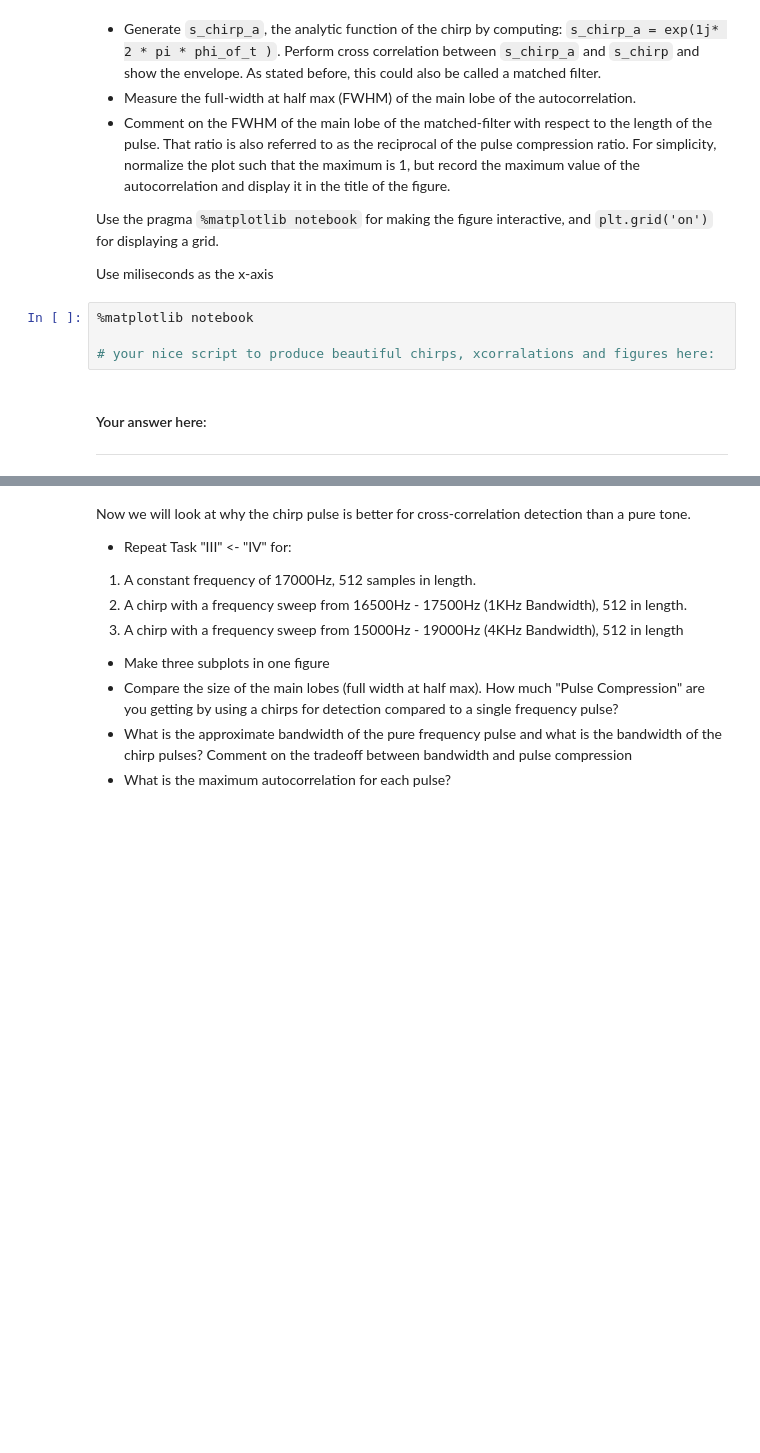
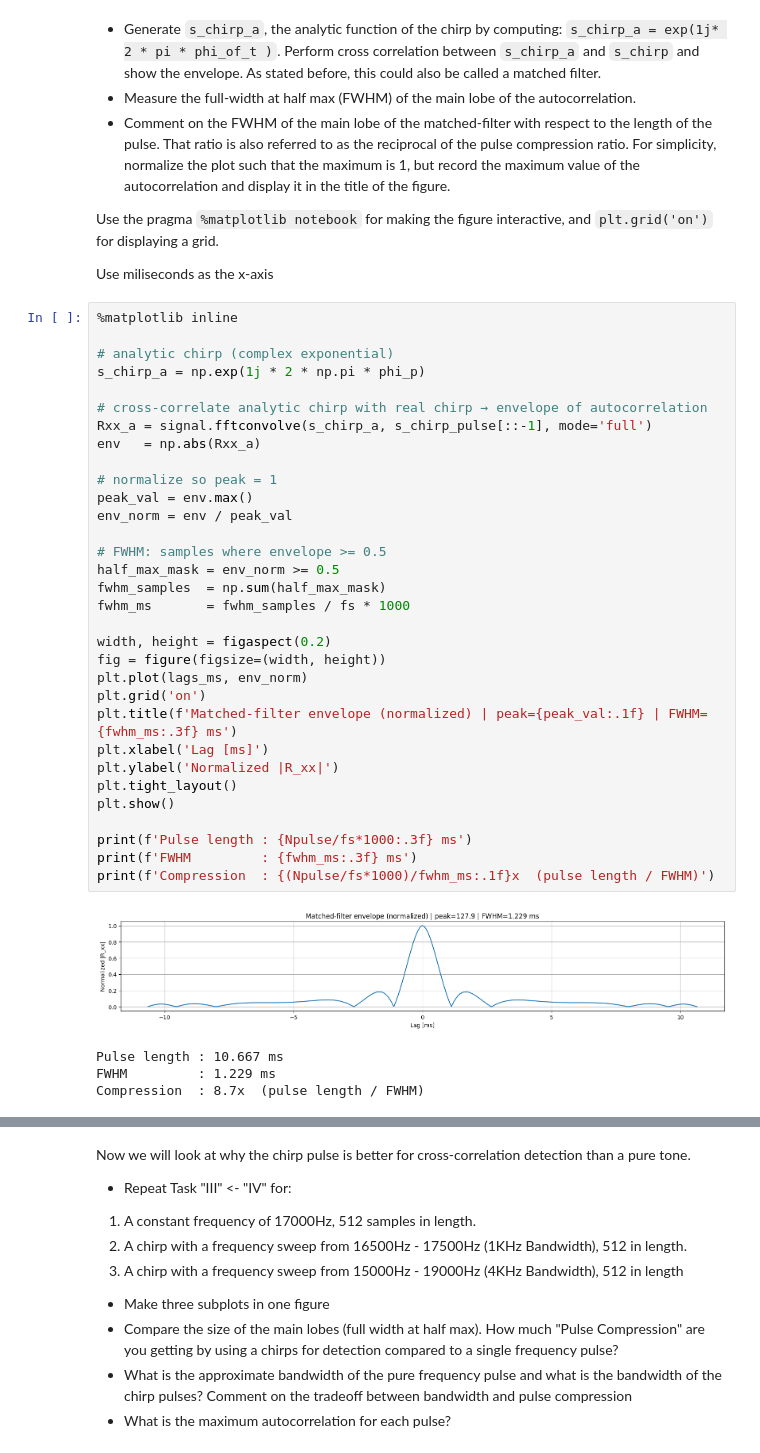
Before and after one commit to mtan0587/Air-Sonar, a Jupyter notebook: TimeDomain-Sonar-New.ipynb, the cells around one changed output, grey strips where cells are left out. Cells and saved outputs as stored; diff of their text form; blank space fills up the shorter version.

```diff
--- a/TimeDomain-Sonar-New.ipynb
+++ b/TimeDomain-Sonar-New.ipynb
@@ -374,11 +404,40 @@ In a similar way as we did before, it is possible to recover the envelope of the
 Use the pragma ``%matplotlib notebook`` for making the figure interactive, and ``plt.grid('on')`` for displaying a grid.
 
 Use miliseconds as the x-axis
-# %%
-%matplotlib notebook
-
-# your nice script to produce beautiful chirps, xcorralations and figures here:
-# %% [markdown]
-#### Your answer here:
-
-_____
+# %%
+%matplotlib inline
+
+# analytic chirp (complex exponential)
+s_chirp_a = np.exp(1j * 2 * np.pi * phi_p)
+
+# cross-correlate analytic chirp with real chirp → envelope of autocorrelation
+Rxx_a = signal.fftconvolve(s_chirp_a, s_chirp_pulse[::-1], mode='full')
+env   = np.abs(Rxx_a)
+
+# normalize so peak = 1
+peak_val = env.max()
+env_norm = env / peak_val
+
+# FWHM: samples where envelope >= 0.5
+half_max_mask = env_norm >= 0.5
+fwhm_samples  = np.sum(half_max_mask)
+fwhm_ms       = fwhm_samples / fs * 1000
+
+width, height = figaspect(0.2)
+fig = figure(figsize=(width, height))
+plt.plot(lags_ms, env_norm)
+plt.grid('on')
+plt.title(f'Matched-filter envelope (normalized) | peak={peak_val:.1f} | FWHM={fwhm_ms:.3f} ms')
+plt.xlabel('Lag [ms]')
+plt.ylabel('Normalized |R_xx|')
+plt.tight_layout()
+plt.show()
+
+print(f'Pulse length : {Npulse/fs*1000:.3f} ms')
+print(f'FWHM         : {fwhm_ms:.3f} ms')
+print(f'Compression  : {(Npulse/fs*1000)/fwhm_ms:.1f}x  (pulse length / FWHM)')
+# %% [output]
+[figure, added]
+Pulse length : 10.667 ms
+FWHM         : 1.229 ms
+Compression  : 8.7x  (pulse length / FWHM)
```
Also changed, not shown: parts of 37 cells of this notebook.
